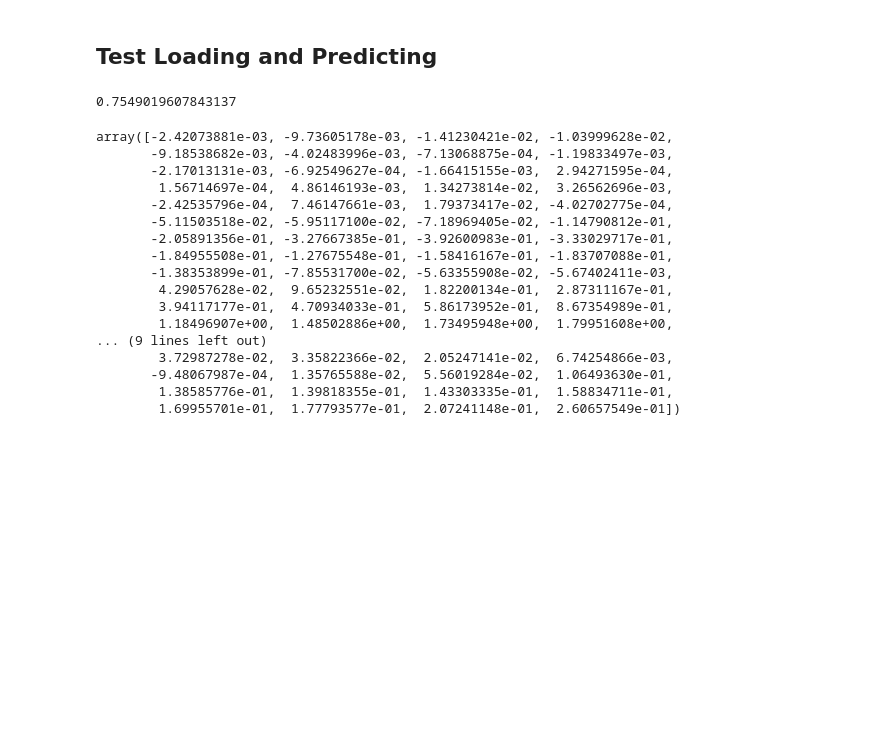
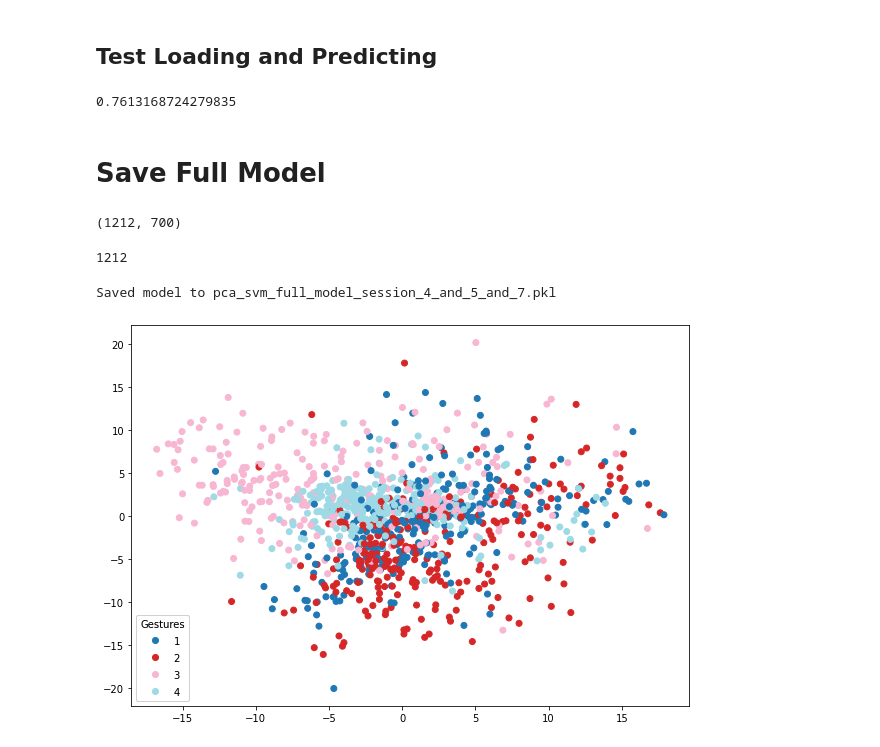
Before and after one commit to OlinSTEP/signal-processing-gesture-data-collection, a Jupyter notebook: demo_day/final_model.ipynb, the cells around one changed output. Drawn from its saved outputs; the diff is of its cells as text; code cells hidden in the pictures; blank space fills up the shorter version.

```diff
--- a/demo_day/final_model.ipynb
+++ b/demo_day/final_model.ipynb
@@ -286,29 +474,60 @@ Prediction accuracy for test dataset
 # %% [markdown]
 ## Test Loading and Predicting
 # %%
-clf = joblib.load("pca_svm_train_model.pkl")
+clf = joblib.load("pca_svm_train_model_session_4_and_5_and_7.pkl")
 pred_test = clf.predict(X_test[:, 0:300])
 acc = accuracy_score(y_test, pred_test)
 acc
 # %% [output]
-0.7549019607843137
+0.7613168724279835
-# %%
-data[0][0:100]
-# %% [output]
-array([-2.42073881e-03, -9.73605178e-03, -1.41230421e-02, -1.03999628e-02,
-       -9.18538682e-03, -4.02483996e-03, -7.13068875e-04, -1.19833497e-03,
-       -2.17013131e-03, -6.92549627e-04, -1.66415155e-03,  2.94271595e-04,
-        1.56714697e-04,  4.86146193e-03,  1.34273814e-02,  3.26562696e-03,
-       -2.42535796e-04,  7.46147661e-03,  1.79373417e-02, -4.02702775e-04,
-       -5.11503518e-02, -5.95117100e-02, -7.18969405e-02, -1.14790812e-01,
-       -2.05891356e-01, -3.27667385e-01, -3.92600983e-01, -3.33029717e-01,
-       -1.84955508e-01, -1.27675548e-01, -1.58416167e-01, -1.83707088e-01,
-       -1.38353899e-01, -7.85531700e-02, -5.63355908e-02, -5.67402411e-03,
-        4.29057628e-02,  9.65232551e-02,  1.82200134e-01,  2.87311167e-01,
-        3.94117177e-01,  4.70934033e-01,  5.86173952e-01,  8.67354989e-01,
-        1.18496907e+00,  1.48502886e+00,  1.73495948e+00,  1.79951608e+00,
-... (9 lines left out)
-        3.72987278e-02,  3.35822366e-02,  2.05247141e-02,  6.74254866e-03,
-       -9.48067987e-04,  1.35765588e-02,  5.56019284e-02,  1.06493630e-01,
-        1.38585776e-01,  1.39818355e-01,  1.43303335e-01,  1.58834711e-01,
-        1.69955701e-01,  1.77793577e-01,  2.07241148e-01,  2.60657549e-01])
+# %% [markdown]
+# Save Full Model
+# %%
+def save_full_model(x, y, n_comp=0,
+                 show_pca_gesture=True,
+                 save_as=""):
+    # Fit to data and predict gesture
+    if n_comp == 0:
+        n_pc = min(x.shape[0], x.shape[1])
+    else:
+        n_pc = n_comp
+
+    clf = make_pipeline(StandardScaler(), PCA(n_components=n_pc), SVC())
+    clf.fit(x, y)
+
+    if (save_as != ""):
+        joblib.dump(clf, save_as)
+        print(f"Saved model to {save_as}")
+
+    if (show_pca_gesture):
+        # visualize pca
+        scaler = clf.named_steps["standardscaler"]
+        x_proj = scaler.transform(x)
+        pca = clf.named_steps["pca"]
+        x_proj = pca.transform(x_proj)
+
+        # plot train gesture
+        fig, ax = plt.subplots(figsize=FIG_SIZE)
+        scatter = ax.scatter(
+                x=x_proj[:, 0],
+                y=x_proj[:, 1],
+                c=y,
+                cmap="tab20",
+            )
+        # produce a legend with the unique colors from the scatter
+        legend = ax.legend(*scatter.legend_elements(prop="colors"),
+                            loc="lower left", title="Gestures")
+        ax.add_artist(legend)
+# %%
+data.shape
+# %% [output]
+(1212, 700)
+# %%
+len(y_gn)
+# %% [output]
+1212
+# %%
+save_full_model(data[:, 0:300], y_gn, save_as="pca_svm_full_model_session_4_and_5_and_7.pkl")
+# %% [output]
+Saved model to pca_svm_full_model_session_4_and_5_and_7.pkl
+[figure, added]
```
Also changed, not shown: parts of 30 cells of this notebook, 56 other files.
